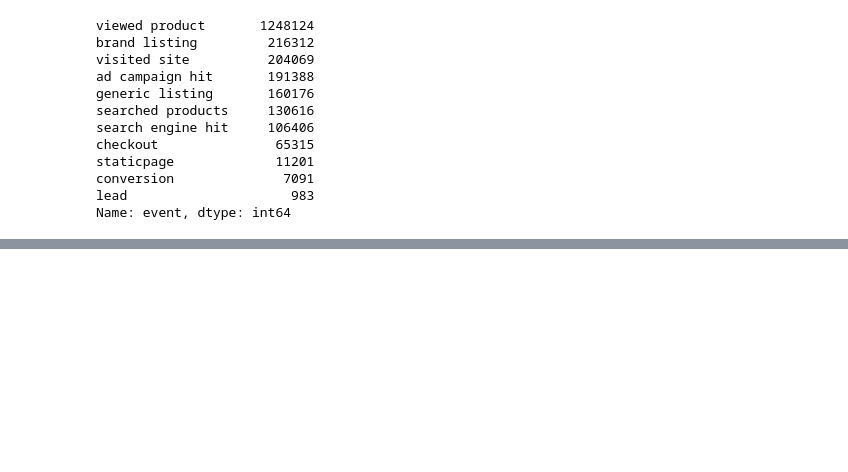
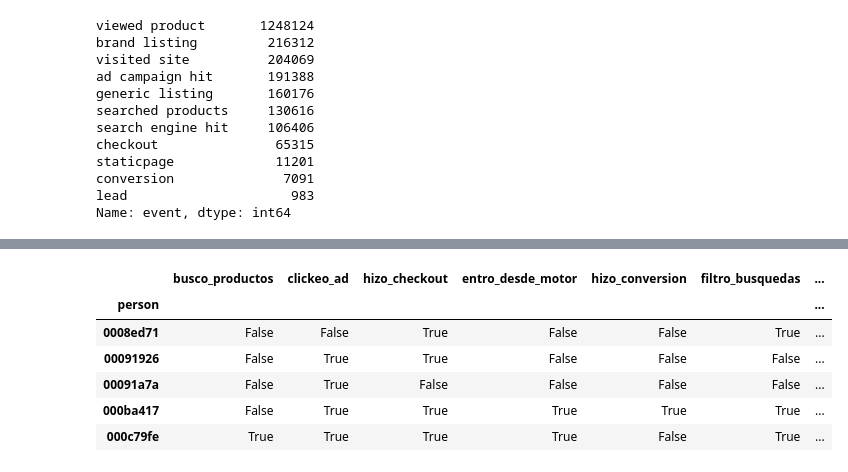
Before and after one commit to javier2409/TP2_Datos_2C2018, a Jupyter notebook: 11_features.ipynb, the cells around one changed output, grey strips where cells are left out. Saved outputs shown, nothing was run; the diff lists cells and outputs as text; code cells hidden in the pictures; blank space fills up the shorter version.

```diff
--- a/11_features.ipynb
+++ b/11_features.ipynb
@@ -187,0 +204,22 @@ features_04.head()
+# %%
+tipos_de_eventos = list(file['event'].unique())
+tipos_de_eventos.remove('viewed product')
+tipos_de_eventos.remove('staticpage') #la feature de si vio celulares o no ya se hizo y staticpage no tiene mucho sentido
+def hizo_eventos(x):
+    feats = []
+    for event in tipos_de_eventos:
+        f = event in x['event'].unique()
+        feats.append(f)
+    return pd.Series(feats)
+hizoeventos = file.groupby('person').apply(hizo_eventos)
+hizoeventos.columns = ['busco_productos', 'clickeo_ad','hizo_checkout', 'entro_desde_motor', 'hizo_conversion','filtro_busquedas', 'busco_marca', 'visito_sitio', 'hizo_lead']
+# %%
+hizoeventos.head()
+# %% [output]
+|  | busco_productos | clickeo_ad | hizo_checkout | entro_desde_motor | hizo_conversion | filtro_busquedas | ... |
+| person |  |  |  |  |  |  | ... |
+| 0008ed71 | False | False | True | False | False | True | ... |
+| 00091926 | False | True | True | False | False | False | ... |
+| 00091a7a | False | True | False | False | False | False | ... |
+| 000ba417 | False | True | True | True | True | True | ... |
+| 000c79fe | True | True | True | True | False | True | ... |
```
Also changed, not shown: parts of 24 cells of this notebook, 7 other files.
